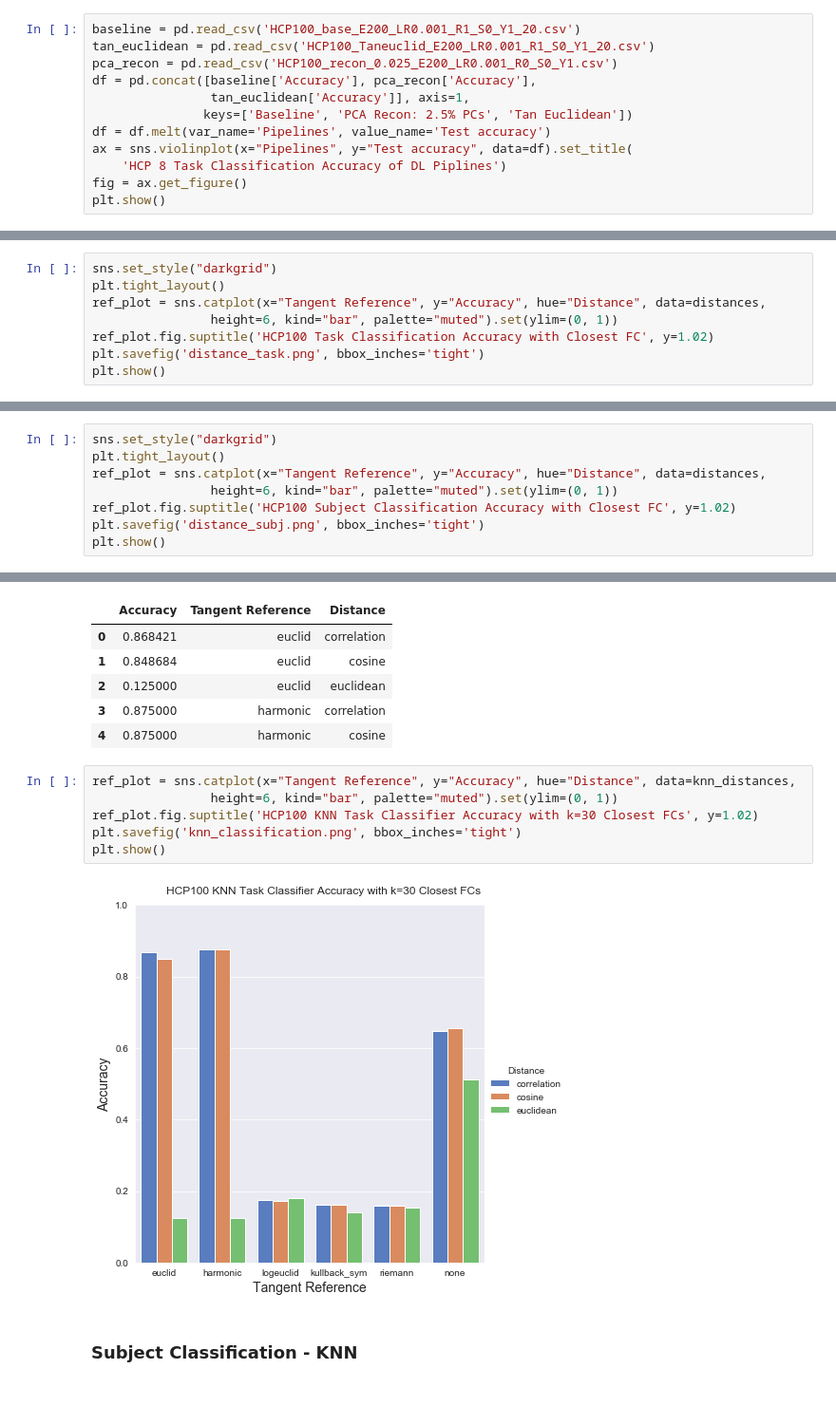
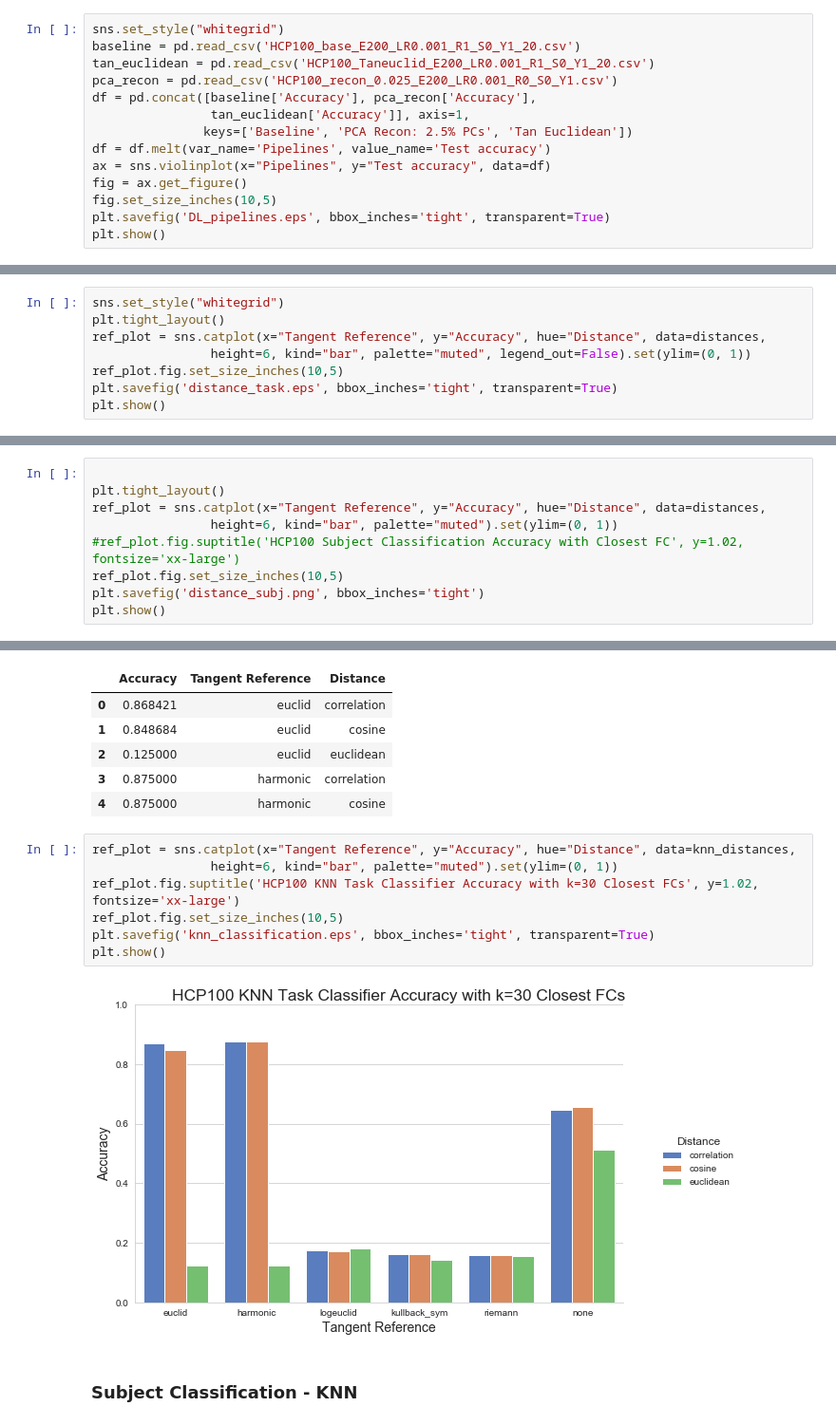
Before and after one commit to mwang29/fmri_learning, a Jupyter notebook: results/Data Visualizations.ipynb, the cells around one changed output, grey strips where cells are left out. Shown at 95% size. Drawn from its saved outputs; the diff is of its cells as text; blank space fills up the shorter version.

```diff
--- a/results/Data Visualizations.ipynb
+++ b/results/Data Visualizations.ipynb
@@ -6,6 +7,7 @@ plt.rcParams["axes.labelsize"] = 14
 # %% [markdown]
 ## HCP 100 Subjects CNN with 3 Pipelines
 # %%
+sns.set_style("whitegrid")
 baseline = pd.read_csv('HCP100_base_E200_LR0.001_R1_S0_Y1_20.csv')
 tan_euclidean = pd.read_csv('HCP100_Taneuclid_E200_LR0.001_R1_S0_Y1_20.csv')
 pca_recon = pd.read_csv('HCP100_recon_0.025_E200_LR0.001_R0_S0_Y1.csv')
@@ -13,8 +15,9 @@ df = pd.concat([baseline['Accuracy'], pca_recon['Accuracy'],
                 tan_euclidean['Accuracy']], axis=1,
                keys=['Baseline', 'PCA Recon: 2.5% PCs', 'Tan Euclidean'])
 df = df.melt(var_name='Pipelines', value_name='Test accuracy')
-ax = sns.violinplot(x="Pipelines", y="Test accuracy", data=df).set_title(
-    'HCP 8 Task Classification Accuracy of DL Piplines')
+ax = sns.violinplot(x="Pipelines", y="Test accuracy", data=df)
 fig = ax.get_figure()
+fig.set_size_inches(10,5)
+plt.savefig('DL_pipelines.eps', bbox_inches='tight', transparent=True)
 plt.show()
 # %% [output]
@@ -36,11 +39,11 @@ distances.head()
 | 3 | 0.871711 | harmonic | corr |
 | 4 | 0.907895 | harmonic | cosine |
 # %%
-sns.set_style("darkgrid")
+sns.set_style("whitegrid")
 plt.tight_layout()
 ref_plot = sns.catplot(x="Tangent Reference", y="Accuracy", hue="Distance", data=distances,
-                height=6, kind="bar", palette="muted").set(ylim=(0, 1))
-ref_plot.fig.suptitle('HCP100 Task Classification Accuracy with Closest FC', y=1.02)
-plt.savefig('distance_task.png', bbox_inches='tight')
+                height=6, kind="bar", palette="muted", legend_out=False).set(ylim=(0, 1))
+ref_plot.fig.set_size_inches(10,5)
+plt.savefig('distance_task.eps', bbox_inches='tight', transparent=True)
 plt.show()
 # %% [output]
@@ -63,11 +70,12 @@ distances.head()
 | 3 | 0.003289 | harmonic | corr |
 | 4 | 0.003289 | harmonic | cosine |
 # %%
-sns.set_style("darkgrid")
+
 plt.tight_layout()
 ref_plot = sns.catplot(x="Tangent Reference", y="Accuracy", hue="Distance", data=distances,
                 height=6, kind="bar", palette="muted").set(ylim=(0, 1))
-ref_plot.fig.suptitle('HCP100 Subject Classification Accuracy with Closest FC', y=1.02)
+#ref_plot.fig.suptitle('HCP100 Subject Classification Accuracy with Closest FC', y=1.02, fontsize='xx-large')
+ref_plot.fig.set_size_inches(10,5)
 plt.savefig('distance_subj.png', bbox_inches='tight')
 plt.show()
 # %% [output]
@@ -92,11 +100,12 @@ knn_distances.head()
 # %%
 ref_plot = sns.catplot(x="Tangent Reference", y="Accuracy", hue="Distance", data=knn_distances,
                 height=6, kind="bar", palette="muted").set(ylim=(0, 1))
-ref_plot.fig.suptitle('HCP100 KNN Task Classifier Accuracy with k=30 Closest FCs', y=1.02)
-plt.savefig('knn_classification.png', bbox_inches='tight')
+ref_plot.fig.suptitle('HCP100 KNN Task Classifier Accuracy with k=30 Closest FCs', y=1.02, fontsize='xx-large')
+ref_plot.fig.set_size_inches(10,5)
+plt.savefig('knn_classification.eps', bbox_inches='tight', transparent=True)
 plt.show()
 # %% [output]
-[figure, old version]
+[figure, new version]
 # %% [markdown]
 ### Subject Classification - KNN
 # %%
```
Also changed, not shown: parts of 15 cells of this notebook, 17 other files.
